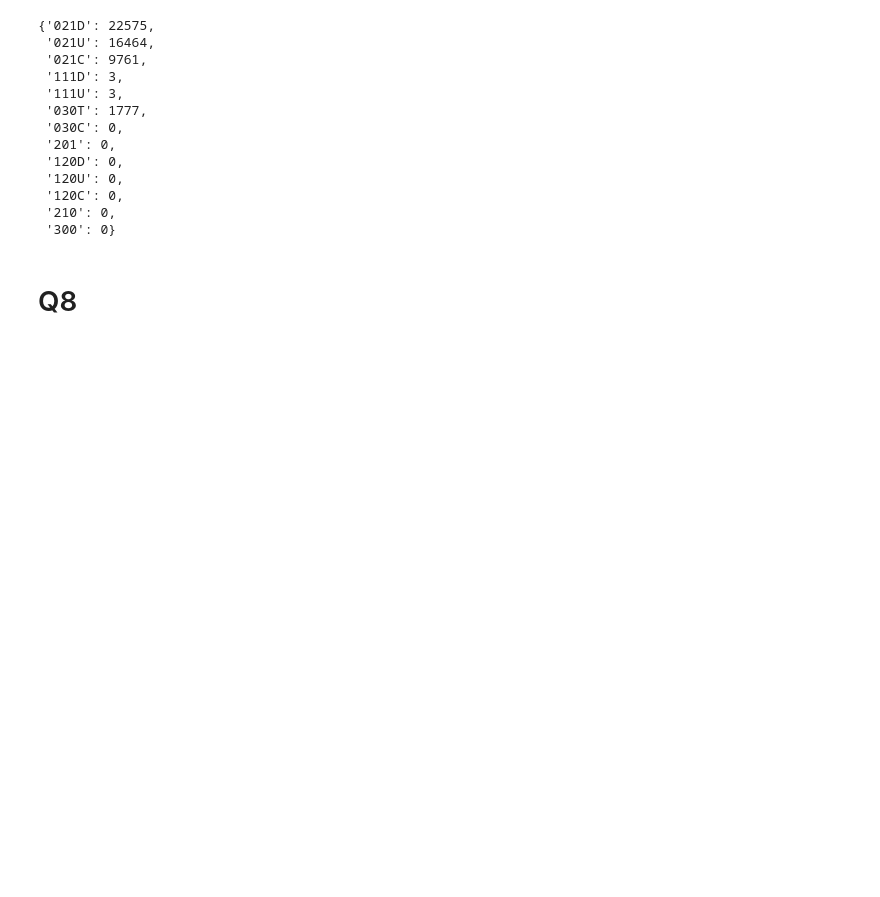
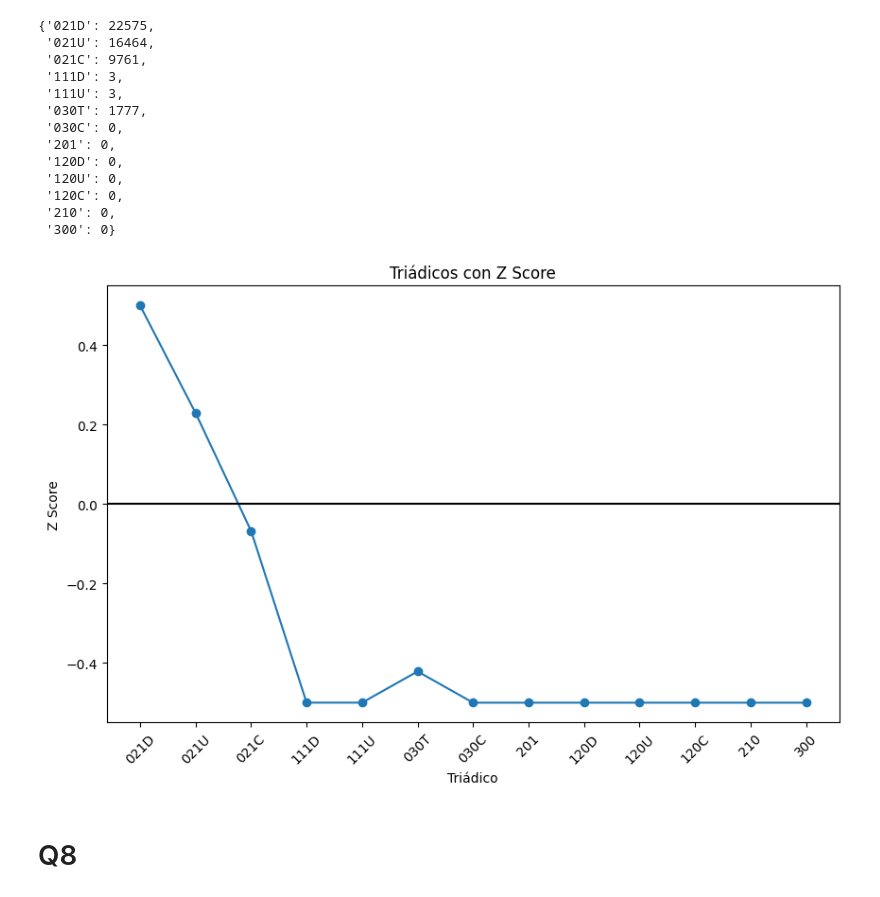
Before and after one commit to danieldamc/redes-complejas, a Jupyter notebook: Assignment_2/assignment_2.ipynb, the cells around one changed output. Drawn from its saved outputs; the diff is of its cells as text; code cells hidden in the pictures; blank space fills up the shorter version.

```diff
--- a/Assignment_2/assignment_2.ipynb
+++ b/Assignment_2/assignment_2.ipynb
@@ -594,15 +594,17 @@ triadics_zscore = (triadics_zscore - triadics_zscore.min()) / (triadics_zscore.m
 # %%
 import matplotlib.pyplot as plt
 
-# plt.figure(figsize=(10, 6))
-# plt.plot(list(triadics.keys()), triadics_zscore, marker='o')
-# # Show horizontal line at 0
-# plt.axhline(0, color='black', linestyle='-')
-# plt.xticks(rotation=45)
-# plt.xlabel('Triádico')
-# plt.ylabel('Z Score')
-# plt.title('Triádicos con Z Score')
-# plt.show()
+plt.figure(figsize=(10, 6))
+plt.plot(list(triadics.keys()), triadics_zscore, marker='o')
+# Show horizontal line at 0
+plt.axhline(0, color='black', linestyle='-')
+plt.xticks(rotation=45)
+plt.xlabel('Triádico')
+plt.ylabel('Z Score')
+plt.title('Triádicos con Z Score')
+plt.show()
+# %% [output]
+[figure, added]
 # %%
 Ma = 22575
 Mb = 9761
```
Also changed, not shown: parts of 3 cells of this notebook, 9 other files.
